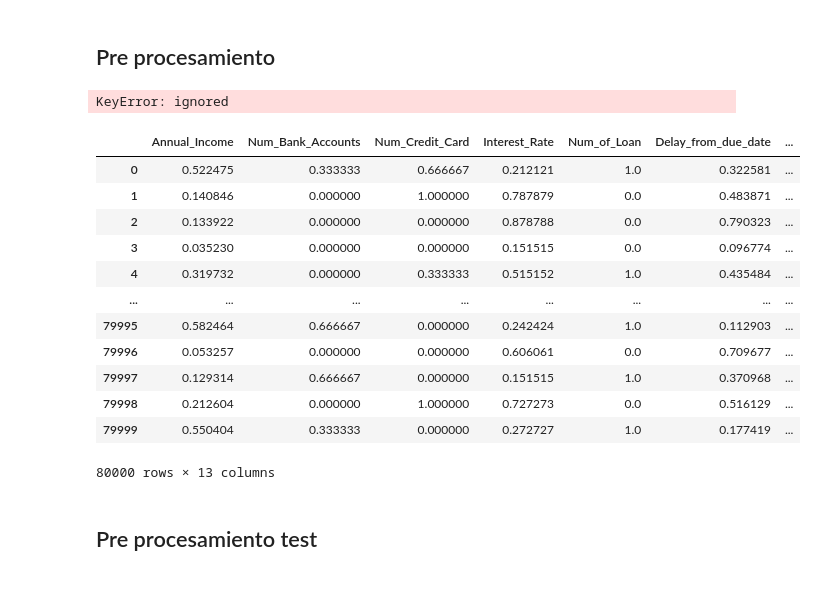
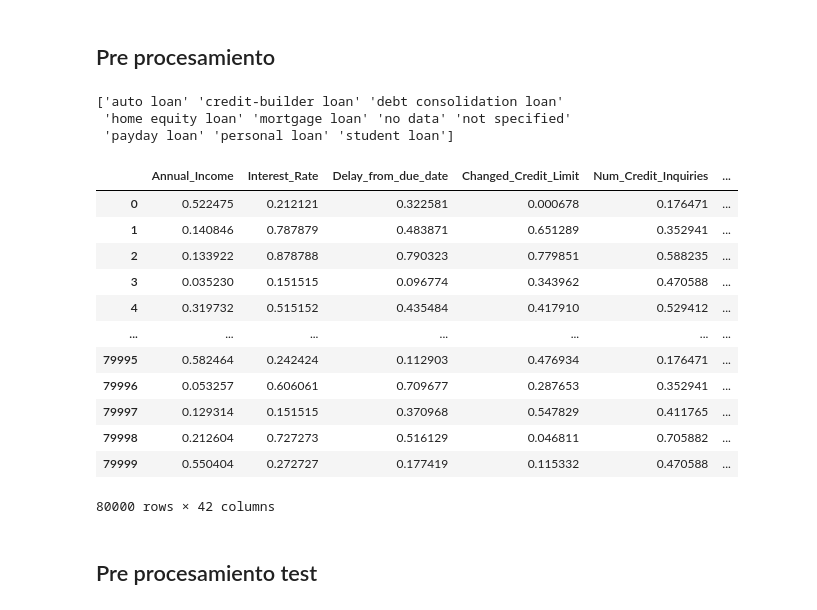
Before and after one commit to Kekon130/ML_Practica2, a Jupyter notebook: Práctica_2.ipynb, the cells around one changed output. Cells and saved outputs as stored; diff of their text form; code cells hidden in the pictures.

Commit message:
Type of Loan dentro y otras cosas. Score: 0.79160

```diff
--- a/Práctica_2.ipynb
+++ b/Práctica_2.ipynb
@@ -429,7 +429,7 @@ df_train = df_train.drop('Amount_invested_monthly', axis=1)
 df_train = df_train.drop('Monthly_Balance', axis=1)
 df_train = df_train.drop('Monthly_Inhand_Salary', axis=1)
 df_train = df_train.drop('Age', axis=1)
-df_train = df_train.drop('Type_of_Loan', axis=1)
+#df_train = df_train.drop('Type_of_Loan', axis=1)
 df_train = df_train.drop('Outstanding_Debt', axis=1)
 
 
@@ -450,7 +450,9 @@ df_train[count_vectorizer.get_feature_names_out()] = data_array
 
 df_train = df_train.drop('Type_of_Loan', axis=1)
 # %% [output]
-KeyError: ignored
+['auto loan' 'credit-builder loan' 'debt consolidation loan'
+ 'home equity loan' 'mortgage loan' 'no data' 'not specified'
+ 'payday loan' 'personal loan' 'student loan']
 # %%
 # Discretización de variables
 dos_categorias = ["Bajo", "Alto"]
@@ -498,42 +500,45 @@ df_train["Num_of_Delayed_Payment"] = pd.cut(x=df_train["Num_of_Delayed_Payment"]
 # %%
 oe = OrdinalEncoder()
 
-df_train[['Num_Bank_Accounts', 'Num_Credit_Card', 'Num_of_Loan', 'Num_of_Delayed_Payment', 'Credit_Mix', 'Payment_Behaviour', 'Payment_of_Min_Amount']] = oe.fit_transform(df_train[['Num_Bank_Accounts', 'Num_Credit_Card', 'Num_of_Loan', 'Num_of_Delayed_Payment', 'Credit_Mix', 'Payment_Behaviour', 'Payment_of_Min_Amount']])
+#df_train[['Num_Bank_Accounts', 'Num_Credit_Card', 'Num_of_Loan', 'Num_of_Delayed_Payment', 'Credit_Mix', 'Payment_Behaviour', 'Payment_of_Min_Amount']] = oe.fit_transform(df_train[['Num_Bank_Accounts', 'Num_Credit_Card', 'Num_of_Loan', 'Num_of_Delayed_Payment', 'Credit_Mix', 'Payment_Behaviour', 'Payment_of_Min_Amount']])
 
 '''
 import pandas as pd
 from sklearn import preprocessing
 
 x = df_train.values #returns a numpy array
 min_max_scaler = preprocessing.MinMaxScaler()
 x_scaled = min_max_scaler.fit_transform(x)
 df_train = pd.DataFrame(x_scaled)'''
 
 def normalize(df):
     result = df.copy()
     for feature_name in df.columns:
         max_value = df[feature_name].max()
         min_value = df[feature_name].min()
         result[feature_name] = (df[feature_name] - min_value) / (max_value - min_value)
     return result
 
+# get_dummies lo mejora MUY POCO, lo dejo de momento, de momento da nuestra mejor marca
+df_train = pd.get_dummies(df_train)
+
 df_train = normalize(df_train)
 
 df_train
 # %% [output]
-|  | Annual_Income | Num_Bank_Accounts | Num_Credit_Card | Interest_Rate | Num_of_Loan | Delay_from_due_date | ... |
-| 0 | 0.522475 | 0.333333 | 0.666667 | 0.212121 | 1.0 | 0.322581 | ... |
-| 1 | 0.140846 | 0.000000 | 1.000000 | 0.787879 | 0.0 | 0.483871 | ... |
-| 2 | 0.133922 | 0.000000 | 0.000000 | 0.878788 | 0.0 | 0.790323 | ... |
-| 3 | 0.035230 | 0.000000 | 0.000000 | 0.151515 | 0.0 | 0.096774 | ... |
-| 4 | 0.319732 | 0.000000 | 0.333333 | 0.515152 | 1.0 | 0.435484 | ... |
-| ... | ... | ... | ... | ... | ... | ... | ... |
-| 79995 | 0.582464 | 0.666667 | 0.000000 | 0.242424 | 1.0 | 0.112903 | ... |
-| 79996 | 0.053257 | 0.000000 | 0.000000 | 0.606061 | 0.0 | 0.709677 | ... |
-| 79997 | 0.129314 | 0.666667 | 0.000000 | 0.151515 | 1.0 | 0.370968 | ... |
-| 79998 | 0.212604 | 0.000000 | 1.000000 | 0.727273 | 0.0 | 0.516129 | ... |
-| 79999 | 0.550404 | 0.333333 | 0.000000 | 0.272727 | 1.0 | 0.177419 | ... |
+|  | Annual_Income | Interest_Rate | Delay_from_due_date | Changed_Credit_Limit | Num_Credit_Inquiries | ... |
+| 0 | 0.522475 | 0.212121 | 0.322581 | 0.000678 | 0.176471 | ... |
+| 1 | 0.140846 | 0.787879 | 0.483871 | 0.651289 | 0.352941 | ... |
+| 2 | 0.133922 | 0.878788 | 0.790323 | 0.779851 | 0.588235 | ... |
+| 3 | 0.035230 | 0.151515 | 0.096774 | 0.343962 | 0.470588 | ... |
+| 4 | 0.319732 | 0.515152 | 0.435484 | 0.417910 | 0.529412 | ... |
+| ... | ... | ... | ... | ... | ... | ... |
+| 79995 | 0.582464 | 0.242424 | 0.112903 | 0.476934 | 0.176471 | ... |
+| 79996 | 0.053257 | 0.606061 | 0.709677 | 0.287653 | 0.352941 | ... |
+| 79997 | 0.129314 | 0.151515 | 0.370968 | 0.547829 | 0.411765 | ... |
+| 79998 | 0.212604 | 0.727273 | 0.516129 | 0.046811 | 0.705882 | ... |
+| 79999 | 0.550404 | 0.272727 | 0.177419 | 0.115332 | 0.470588 | ... |
-80000 rows × 13 columns
+80000 rows × 42 columns
 # %% [markdown]
 ## Pre procesamiento test
 # %%
```
Also changed, not shown: parts of 4 cells of this notebook.
